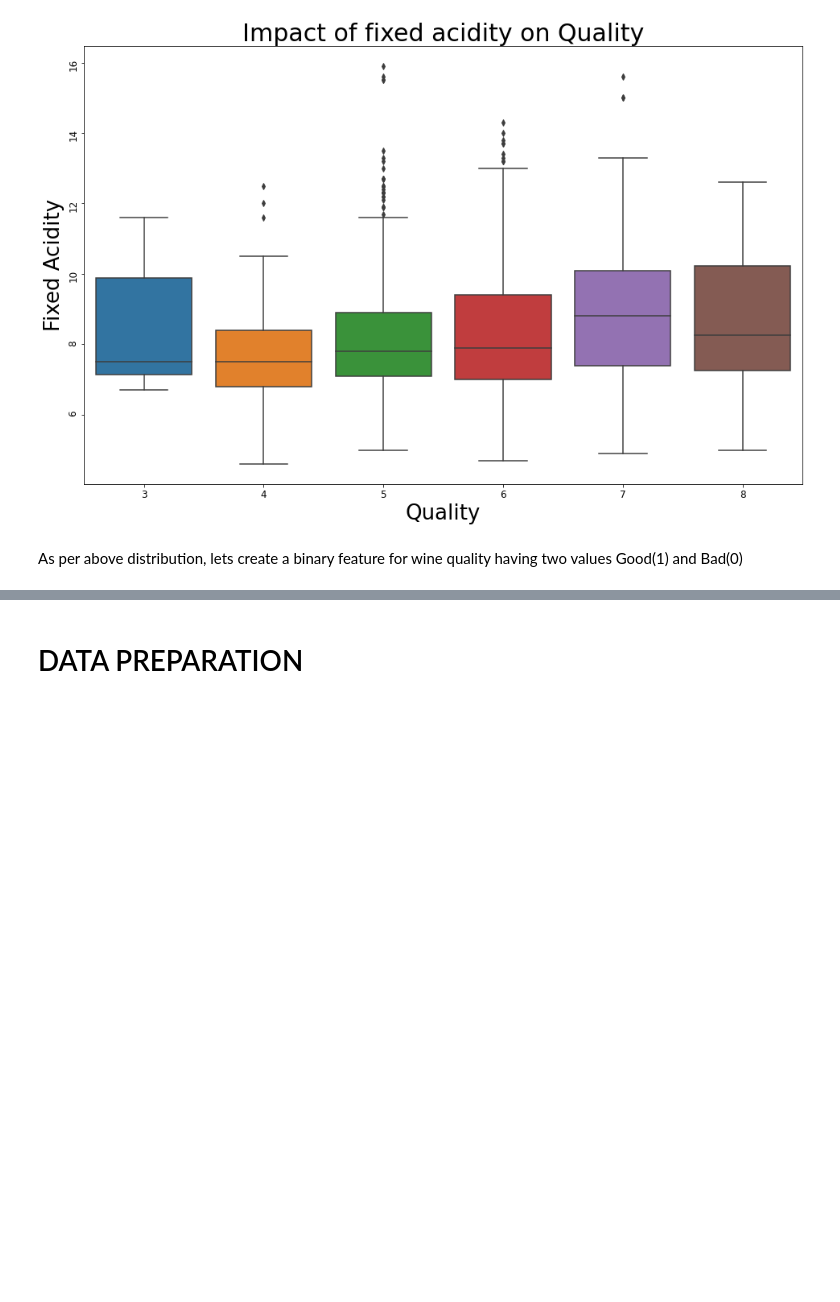
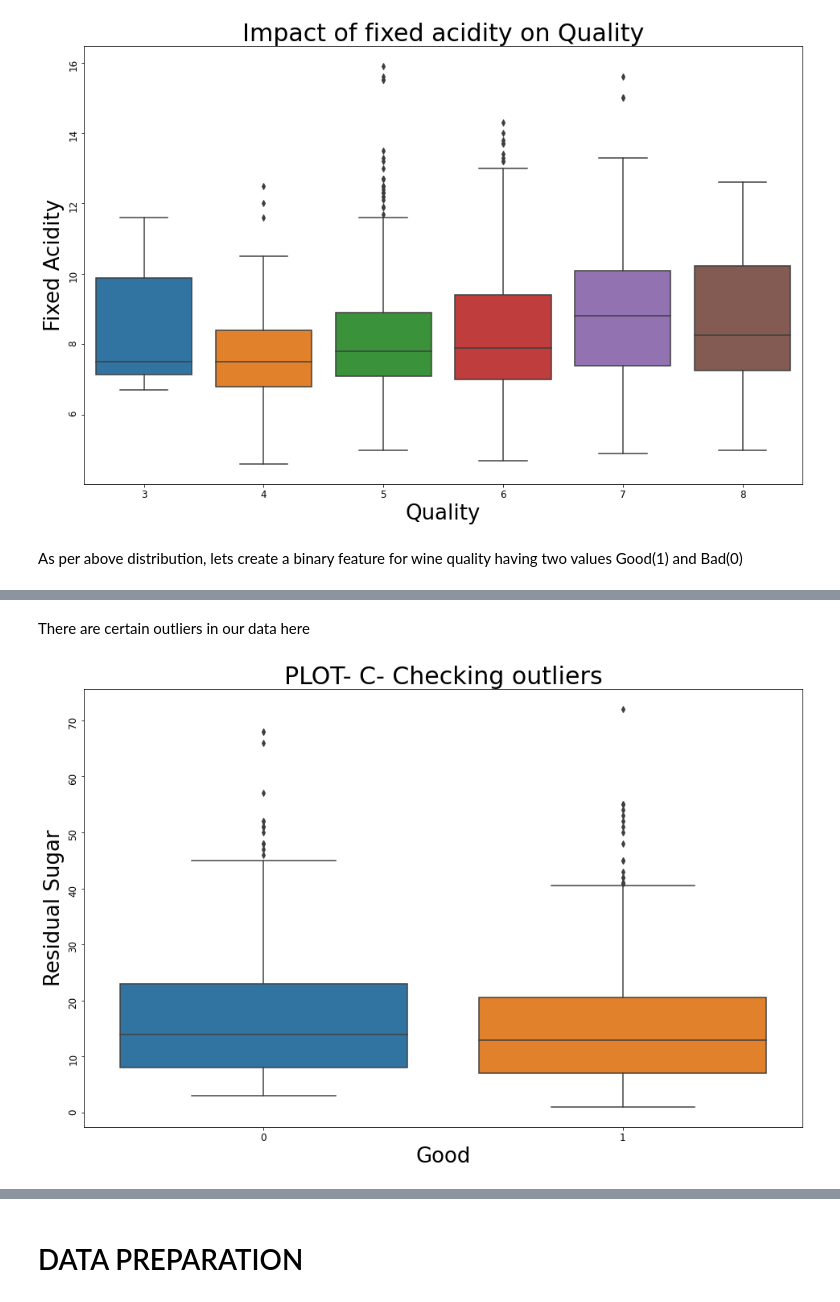
Before and after one commit to choureymanas/Red-WIne-Quality-Classification, a Jupyter notebook: red-wine-quality-prediction.ipynb, the cells around one changed output, grey strips where cells are left out. Saved outputs shown, nothing was run; the diff lists cells and outputs as text; code cells hidden in the pictures; blank space fills up the shorter version.

```diff
--- a/red-wine-quality-prediction.ipynb
+++ b/red-wine-quality-prediction.ipynb
@@ -133,0 +165,13 @@ df.drop(['quality'],inplace=True,axis=1)
+# %% [markdown]
+There are certain outliers in our data here
+# %%
+plt.figure(figsize=(16,10))
+sns.boxplot(y='free sulfur dioxide',x='Good',data=df)
+plt.yticks(rotation =90,fontsize=12)
+plt.xticks(fontsize=12)
+plt.title("PLOT- C- Checking outliers",fontsize=30)
+plt.xlabel('Good',fontsize=26)
+plt.ylabel('Residual Sugar',fontsize=26)
+plt.show()
+# %% [output]
+[figure, added]
```
Also changed, not shown: parts of 12 cells of this notebook.
